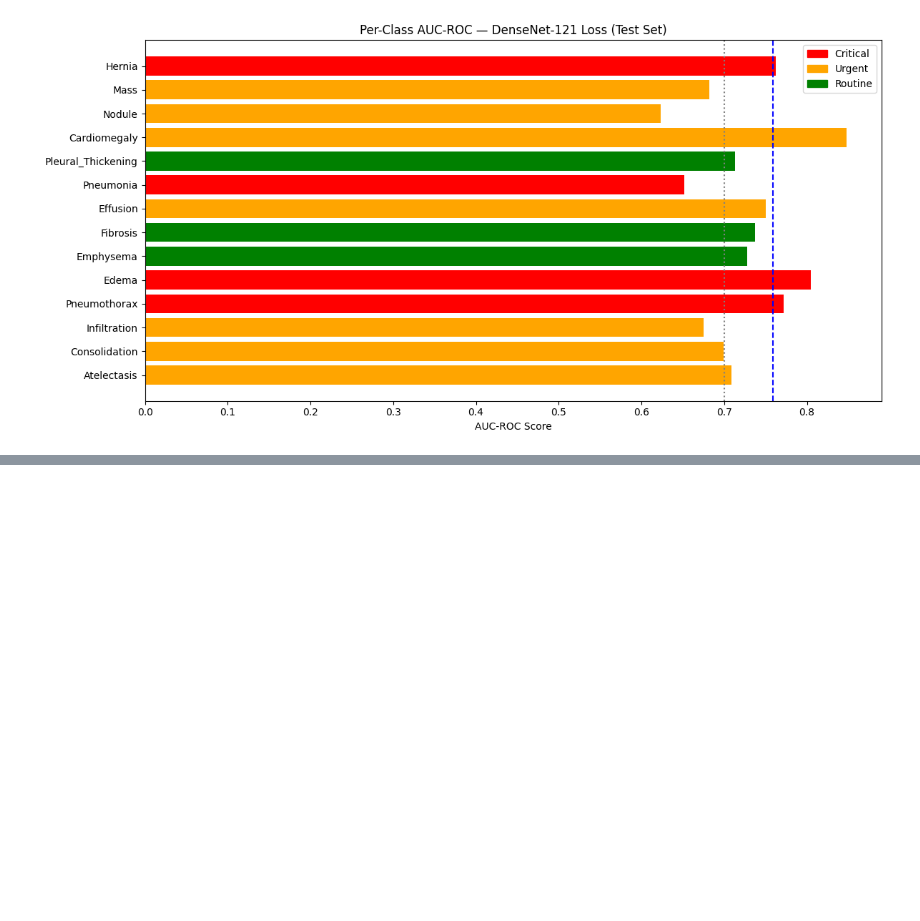
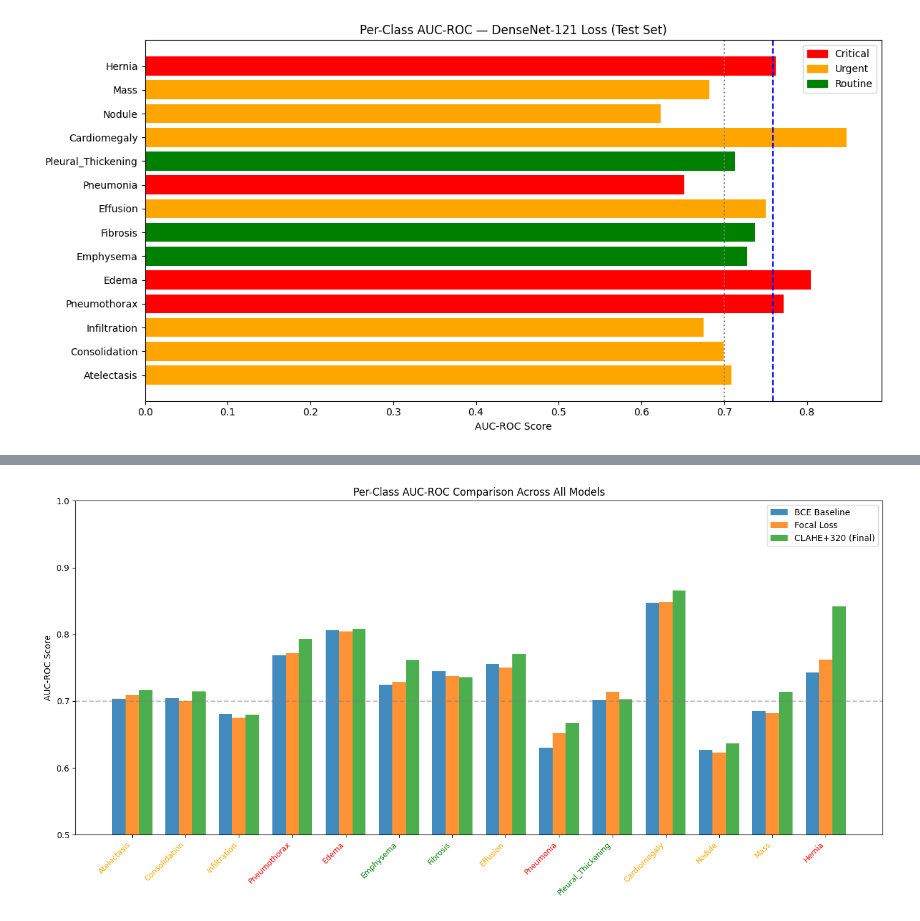
Before and after one commit to shamratneero/cxr-triage, a Jupyter notebook: notebooks.ipynb, the cells around one changed output, grey strips where cells are left out. Saved outputs shown, nothing was run; the diff lists cells and outputs as text; code cells hidden in the pictures; blank space fills up the shorter version.

```diff
--- a/notebooks.ipynb
+++ b/notebooks.ipynb
@@ -841,0 +979,13 @@ print("CLAHE + 320x320 transforms working")
+# %%
+# Check what's in each checkpoint
+checkpoints = [
+    'D:/cxr-triage/checkpoints/best_model.pth',
+    'D:/cxr-triage/checkpoints/focal_loss/best_model.pth',
+    'D:/cxr-triage/checkpoints/clahe_320/best_model.pth'
+]
+
+for path in checkpoints:
+    checkpoint = torch.load(path, weights_only=False)
+    print(f"\n{path}")
+    print(f"Epoch: {checkpoint['epoch']+1}")
+    print(f"Best AUC saved: {checkpoint['best_auc']:.4f}")
@@ -841,0 +1199,42 @@ print("CLAHE + 320x320 transforms working")
+# %%
+import matplotlib.pyplot as plt
+import matplotlib.patches as mpatches
+import numpy as np
+
+# Color by triage tier
+tier_colors = {
+    'Critical': 'red',
+    'Urgent': 'orange',
+    'Routine': 'green'
+}
+
+model_names = list(all_results.keys())
+short_names = ['BCE Baseline', 'Focal Loss', 'CLAHE+320 (Final)']
+
+# --- Plot 1: AUC Comparison ---
+fig, ax = plt.subplots(figsize=(14, 7))
+
+x = np.arange(len(LABELS))
+width = 0.25
+
+for i, (model_name, short_name) in enumerate(zip(model_names, short_names)):
+    aucs = [all_results[model_name]['results'][l]['AUC'] for l in LABELS]
+    ax.bar(x + i*width, aucs, width, label=short_name, alpha=0.85)
+
+ax.set_xticks(x + width)
+ax.set_xticklabels(LABELS, rotation=45, ha='right', fontsize=9)
+ax.set_ylabel('AUC-ROC Score')
+ax.set_title('Per-Class AUC-ROC Comparison Across All Models')
+ax.legend()
+ax.axhline(y=0.7, color='gray', linestyle='--', alpha=0.5, label='0.70 threshold')
+ax.set_ylim(0.5, 1.0)
+
+# Color x-axis labels by triage tier
+for tick, label in zip(ax.get_xticklabels(), LABELS):
+    tick.set_color(tier_colors[triage_map[label]])
+
+plt.tight_layout()
+plt.savefig('D:/cxr-triage/notebooks/auc_comparison.png', dpi=150)
+plt.show()
+# %% [output]
+[figure, added]
```
Also changed, not shown: parts of 8 cells of this notebook, 4 other files.
